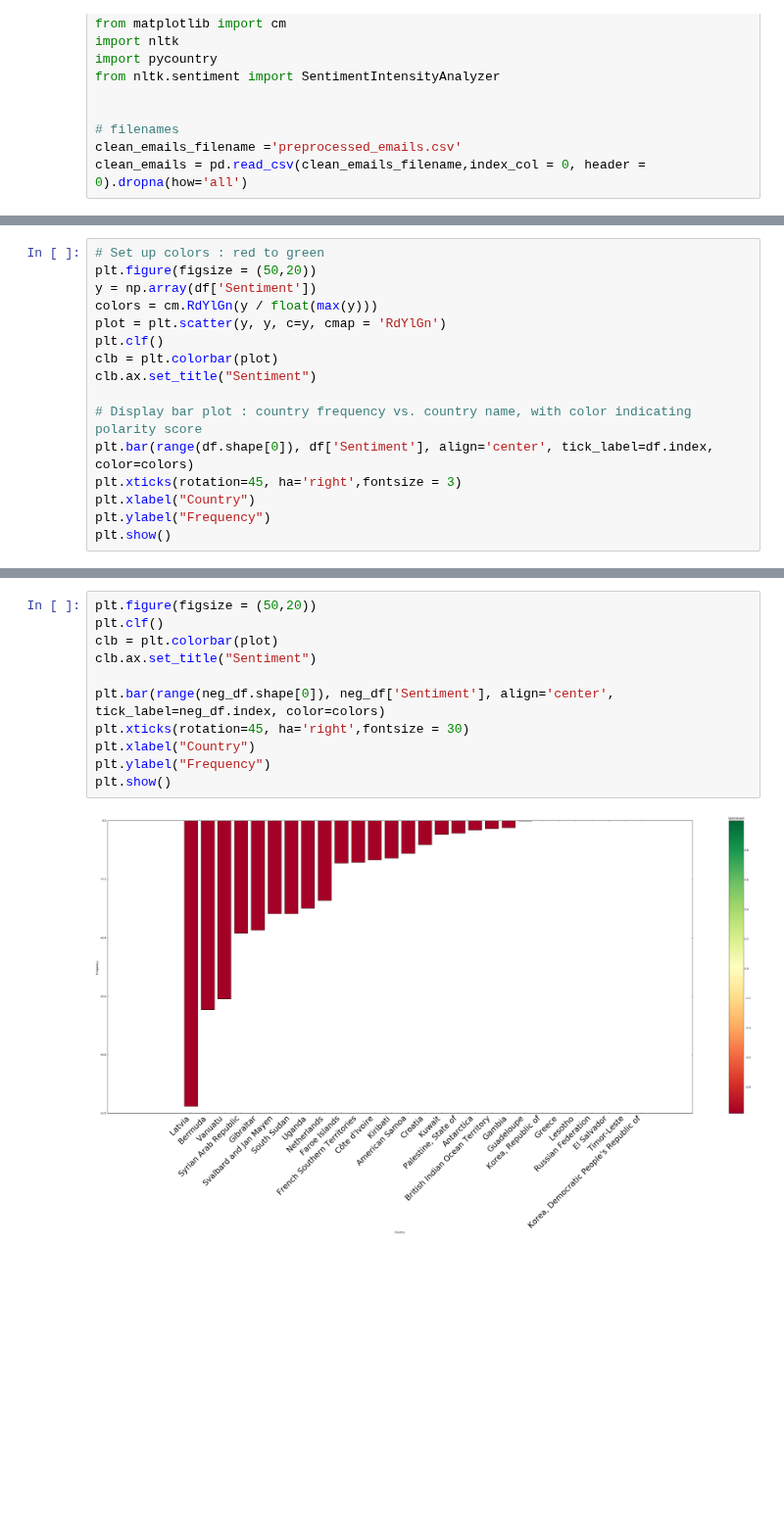
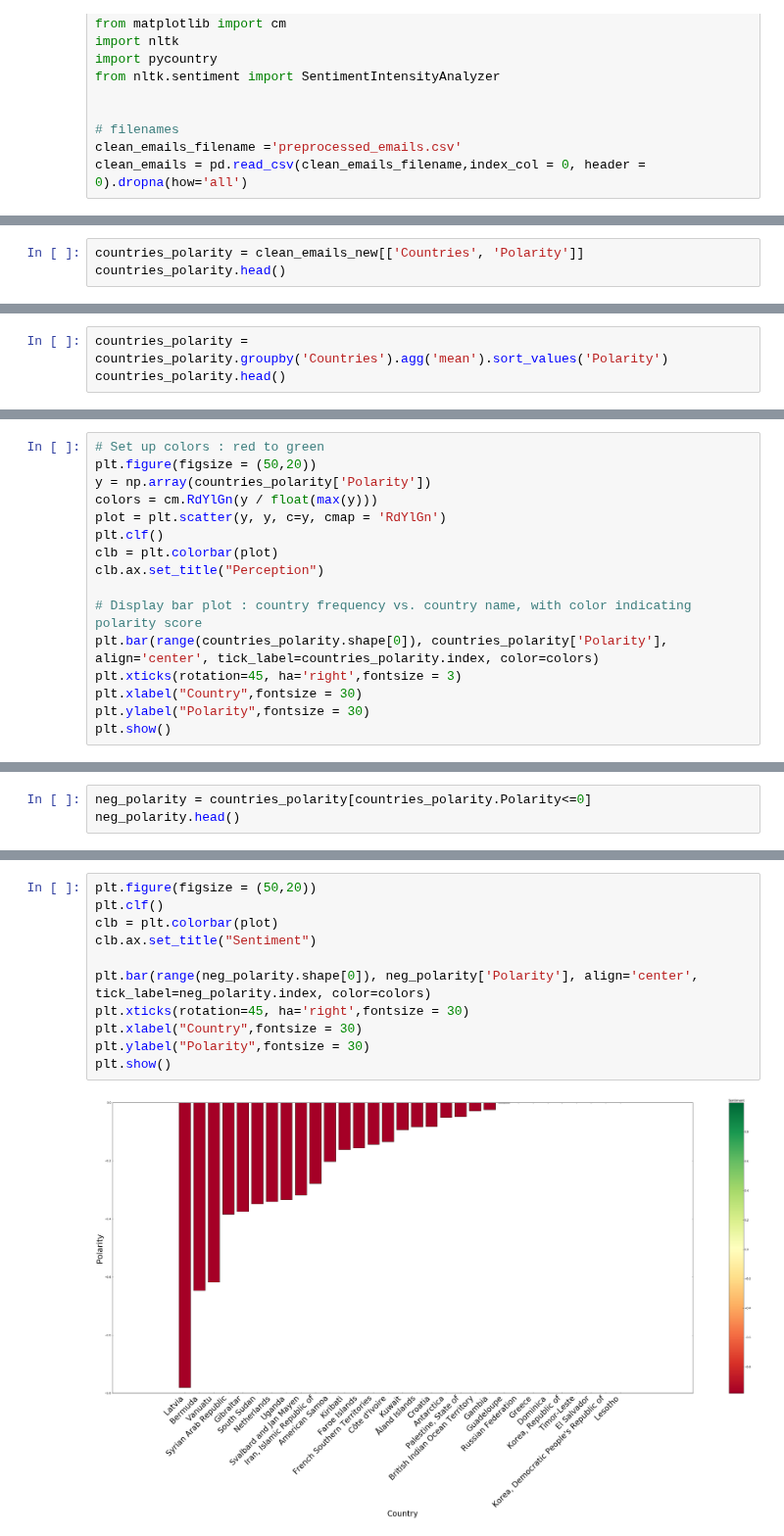
Before and after one commit to amirsh/ada-ana, a Jupyter notebook: HW5-notebooks/HW5-part2.ipynb, the cells around one changed output, grey strips where cells are left out. Shown at 98% size. Drawn from its saved outputs; the diff is of its cells as text; blank space fills up the shorter version.

```diff
--- a/HW5-notebooks/HW5-part2.ipynb
+++ b/HW5-notebooks/HW5-part2.ipynb
@@ -97,0 +183,3 @@ df.head()
+# %%
+countries_polarity = clean_emails_new[['Countries', 'Polarity']]
+countries_polarity.head()
@@ -97,0 +193,3 @@ df.head()
+# %%
+countries_polarity = countries_polarity.groupby('Countries').agg('mean').sort_values('Polarity')
+countries_polarity.head()
@@ -98,17 +208,17 @@ df.head()
 # %%
 # Set up colors : red to green
 plt.figure(figsize = (50,20))
-y = np.array(df['Sentiment'])
+y = np.array(countries_polarity['Polarity'])
 colors = cm.RdYlGn(y / float(max(y)))
 plot = plt.scatter(y, y, c=y, cmap = 'RdYlGn')
 plt.clf()
 clb = plt.colorbar(plot)
-clb.ax.set_title("Sentiment")
+clb.ax.set_title("Perception")
 
 # Display bar plot : country frequency vs. country name, with color indicating polarity score
-plt.bar(range(df.shape[0]), df['Sentiment'], align='center', tick_label=df.index, color=colors)
+plt.bar(range(countries_polarity.shape[0]), countries_polarity['Polarity'], align='center', tick_label=countries_polarity.index, color=colors)
 plt.xticks(rotation=45, ha='right',fontsize = 3)
-plt.xlabel("Country")
-plt.ylabel("Frequency")
+plt.xlabel("Country",fontsize = 30)
+plt.ylabel("Polarity",fontsize = 30)
 plt.show()
 # %% [output]
@@ -126,0 +226,3 @@ neg_df.head()
+# %%
+neg_polarity = countries_polarity[countries_polarity.Polarity<=0]
+neg_polarity.head()
@@ -127,13 +237,13 @@ neg_df.head()
 # %%
 plt.figure(figsize = (50,20))
 plt.clf()
 clb = plt.colorbar(plot)
 clb.ax.set_title("Sentiment")
 
-plt.bar(range(neg_df.shape[0]), neg_df['Sentiment'], align='center', tick_label=neg_df.index, color=colors)
+plt.bar(range(neg_polarity.shape[0]), neg_polarity['Polarity'], align='center', tick_label=neg_polarity.index, color=colors)
 plt.xticks(rotation=45, ha='right',fontsize = 30)
-plt.xlabel("Country")
-plt.ylabel("Frequency")
+plt.xlabel("Country",fontsize = 30)
+plt.ylabel("Polarity",fontsize = 30)
 plt.show()
 # %% [output]
-[figure, old version]
+[figure, new version]
```
Also changed, not shown: parts of 31 cells of this notebook, 2 other files.
